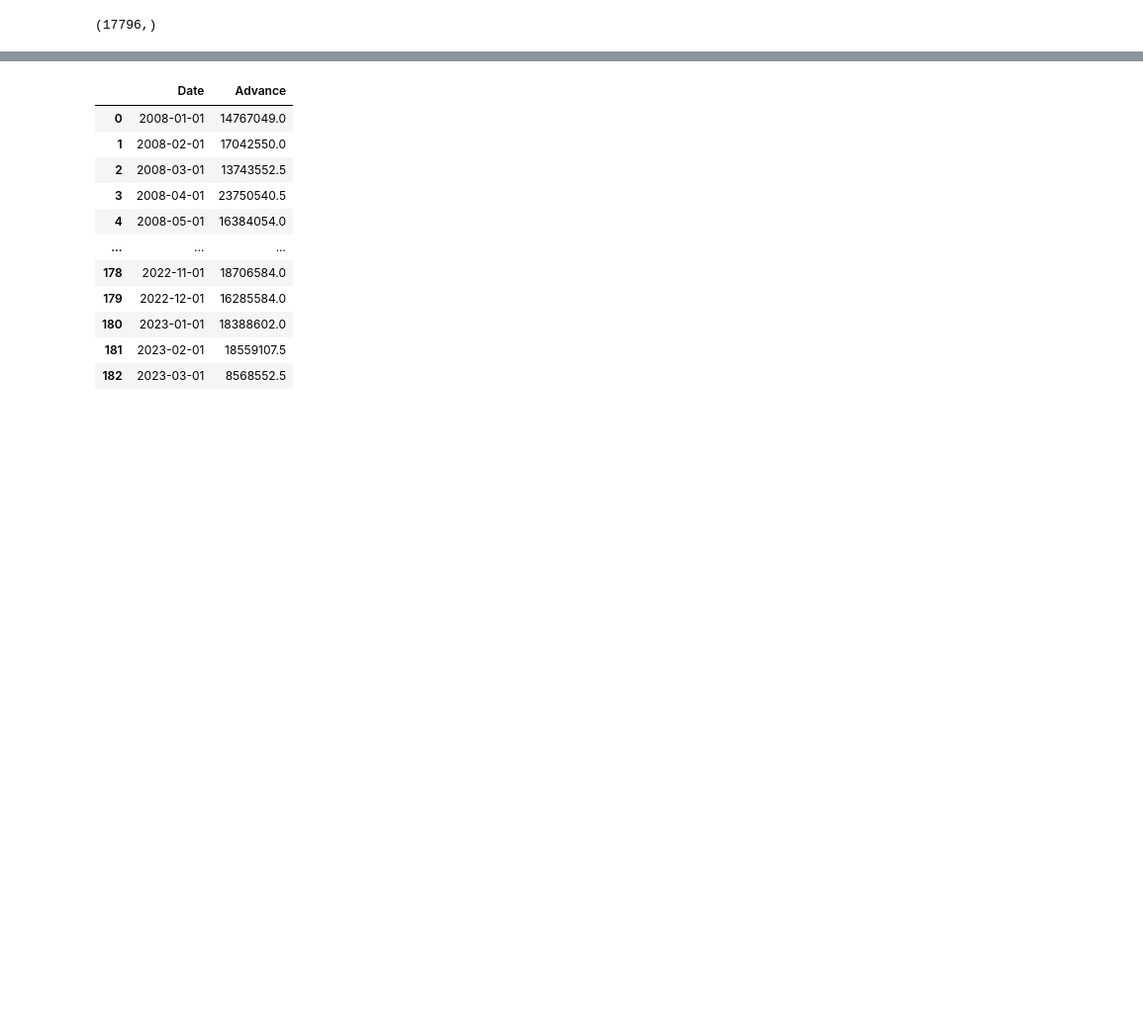
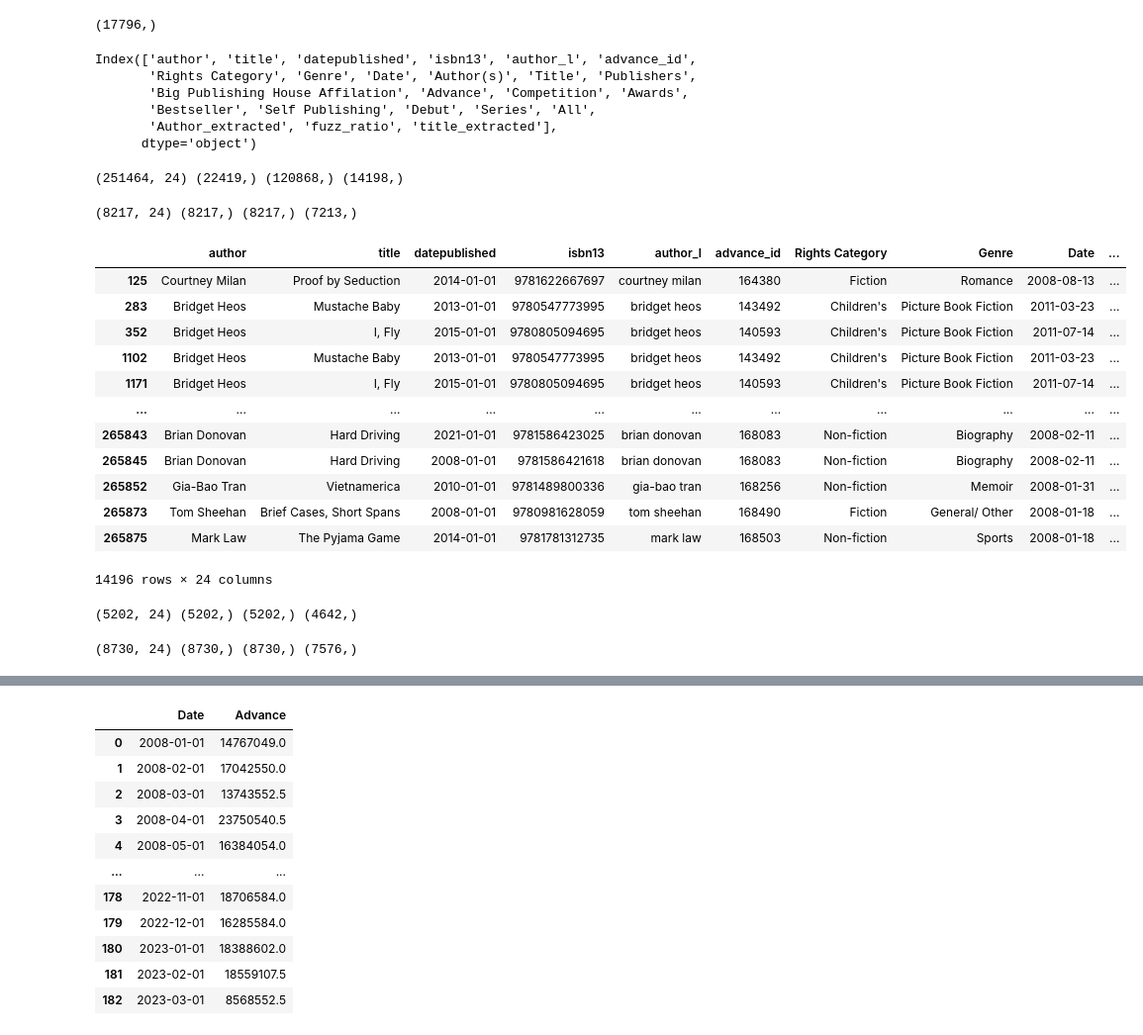
Before and after one commit to rakesh9177/RA_Project, a Jupyter notebook: booktitle_advances_analysis.ipynb, the cells around one changed output, grey strips where cells are left out. Shown at 99% size. Cells and saved outputs as stored; diff of their text form; code cells hidden in the pictures; blank space fills up the shorter version.

Commit message:
book analysis update

```diff
--- a/booktitle_advances_analysis.ipynb
+++ b/booktitle_advances_analysis.ipynb
@@ -113,10 +113,11 @@ def merge_book_advances(book, adv):
     book_adv['datepublished'] = book_adv['datepublished'].astype(str)
     book_adv['datepublished'] = pd.to_datetime(book_adv['datepublished'], errors='coerce')
     book_adv['datepublished'] = book_adv['datepublished'].apply(lambda x: x.date() if pd.notnull(x) and hasattr(x, 'date') else pd.NaT if pd.isnull(x) else pd.to_datetime(x[:10]).date() if len(x) == 10 else pd.to_datetime(x + '-12-31').date() if len(x) == 4 else pd.to_datetime(x + '-01').date() + pd.offsets.MonthEnd() if len(x) == 7 else x)
-
+    '''
     book_adv_grouped = book_adv.groupby('advance_id', as_index=False).apply(lambda x : x.loc[x['fuzz_ratio'].idxmax()])
     book_adv_grouped = book_adv_grouped.groupby('isbn13', as_index=False).apply(lambda x : x.loc[x['fuzz_ratio'].idxmax()])
-
+    '''
+    book_adv_grouped = book_adv
     book_adv_grouped['datepublished'] = pd.to_datetime(book_adv_grouped['datepublished'])
     return book_adv_grouped
 # %%
@@ -127,9 +128,46 @@ adv = author_extraction(adv)
 adv['Author(s)'].unique().shape
 # %% [output]
 (17796,)
+# %%
+d = get_GAPI_books()
 # %%
 merg = merge_book_advances(d, adv)
+# %%
+merg.columns
+# %% [output]
+Index(['author', 'title', 'datepublished', 'isbn13', 'author_l', 'advance_id',
+       'Rights Category', 'Genre', 'Date', 'Author(s)', 'Title', 'Publishers',
+       'Big Publishing House Affilation', 'Advance', 'Competition', 'Awards',
+       'Bestseller', 'Self Publishing', 'Debut', 'Series', 'All',
+       'Author_extracted', 'fuzz_ratio', 'title_extracted'],
+      dtype='object')
+# %%
+print(merg.shape, merg['advance_id'].unique().shape, merg['isbn13'].unique().shape, merg['author_l'].unique().shape)
+# %% [output]
+(251464, 24) (22419,) (120868,) (14198,)
 # %%
 f = merg[merg['fuzz_ratio']>=95]
+f = f.groupby('advance_id', as_index=False).apply(lambda x : x.loc[x['fuzz_ratio'].idxmax()])
+f = f.groupby('isbn13', as_index=False).apply(lambda x : x.loc[x['fuzz_ratio'].idxmax()])
+# %%
+print(f.shape, f['advance_id'].unique().shape, f['isbn13'].unique().shape, f['author_l'].unique().shape)
+# %% [output]
+(8217, 24) (8217,) (8217,) (7213,)
+# %%
+f
+# %% [output]
+|  | author | title | datepublished | isbn13 | author_l | advance_id | Rights Category | Genre | Date | ... |
+| 125 | Courtney Milan | Proof by Seduction | 2014-01-01 | 9781622667697 | courtney milan | 164380 | Fiction | Romance | 2008-08-13 | ... |
+| 283 | Bridget Heos | Mustache Baby | 2013-01-01 | 9780547773995 | bridget heos | 143492 | Children's | Picture Book Fiction | 2011-03-23 | ... |
+| 352 | Bridget Heos | I, Fly | 2015-01-01 | 9780805094695 | bridget heos | 140593 | Children's | Picture Book Fiction | 2011-07-14 | ... |
+| 1102 | Bridget Heos | Mustache Baby | 2013-01-01 | 9780547773995 | bridget heos | 143492 | Children's | Picture Book Fiction | 2011-03-23 | ... |
+| 1171 | Bridget Heos | I, Fly | 2015-01-01 | 9780805094695 | bridget heos | 140593 | Children's | Picture Book Fiction | 2011-07-14 | ... |
+| ... | ... | ... | ... | ... | ... | ... | ... | ... | ... | ... |
+| 265843 | Brian Donovan | Hard Driving | 2021-01-01 | 9781586423025 | brian donovan | 168083 | Non-fiction | Biography | 2008-02-11 | ... |
+| 265845 | Brian Donovan | Hard Driving | 2008-01-01 | 9781586421618 | brian donovan | 168083 | Non-fiction | Biography | 2008-02-11 | ... |
+| 265852 | Gia-Bao Tran | Vietnamerica | 2010-01-01 | 9781489800336 | gia-bao tran | 168256 | Non-fiction | Memoir | 2008-01-31 | ... |
+| 265873 | Tom Sheehan | Brief Cases, Short Spans | 2008-01-01 | 9780981628059 | tom sheehan | 168490 | Fiction | General/ Other | 2008-01-18 | ... |
+| 265875 | Mark Law | The Pyjama Game | 2014-01-01 | 9781781312735 | mark law | 168503 | Non-fiction | Sports | 2008-01-18 | ... |
+14196 rows × 24 columns
 # %%
 filtered_merg = merg[((merg['datepublished'] - merg['Date']).dt.days <=1460) & ((merg['datepublished'] - merg['Date']).dt.days >=90) & (merg['fuzz_ratio']>=80)]
@@ -136,2 +176,6 @@ filtered_merg = merg[((merg['datepublished'] - merg['Date']).dt.days <=1460) & (
+# %%
+print(filtered_merg.shape, filtered_merg['advance_id'].unique().shape, filtered_merg['isbn13'].unique().shape, filtered_merg['author_l'].unique().shape)
+# %% [output]
+(5202, 24) (5202,) (5202,) (4642,)
 # %%
 df = pd.concat([f,filtered_merg], axis=0)
@@ -139,3 +185,7 @@ df = df.drop_duplicates(subset='advance_id')
+# %%
+print(df.shape, df['advance_id'].unique().shape, df['isbn13'].unique().shape, df['author_l'].unique().shape)
+# %% [output]
+(8730, 24) (8730,) (8730,) (7576,)
 # %%
 rem = merg[~merg['isbn13'].isin(df['isbn13'])]
 # %%
```
Also changed, not shown: parts of 7 cells of this notebook.
